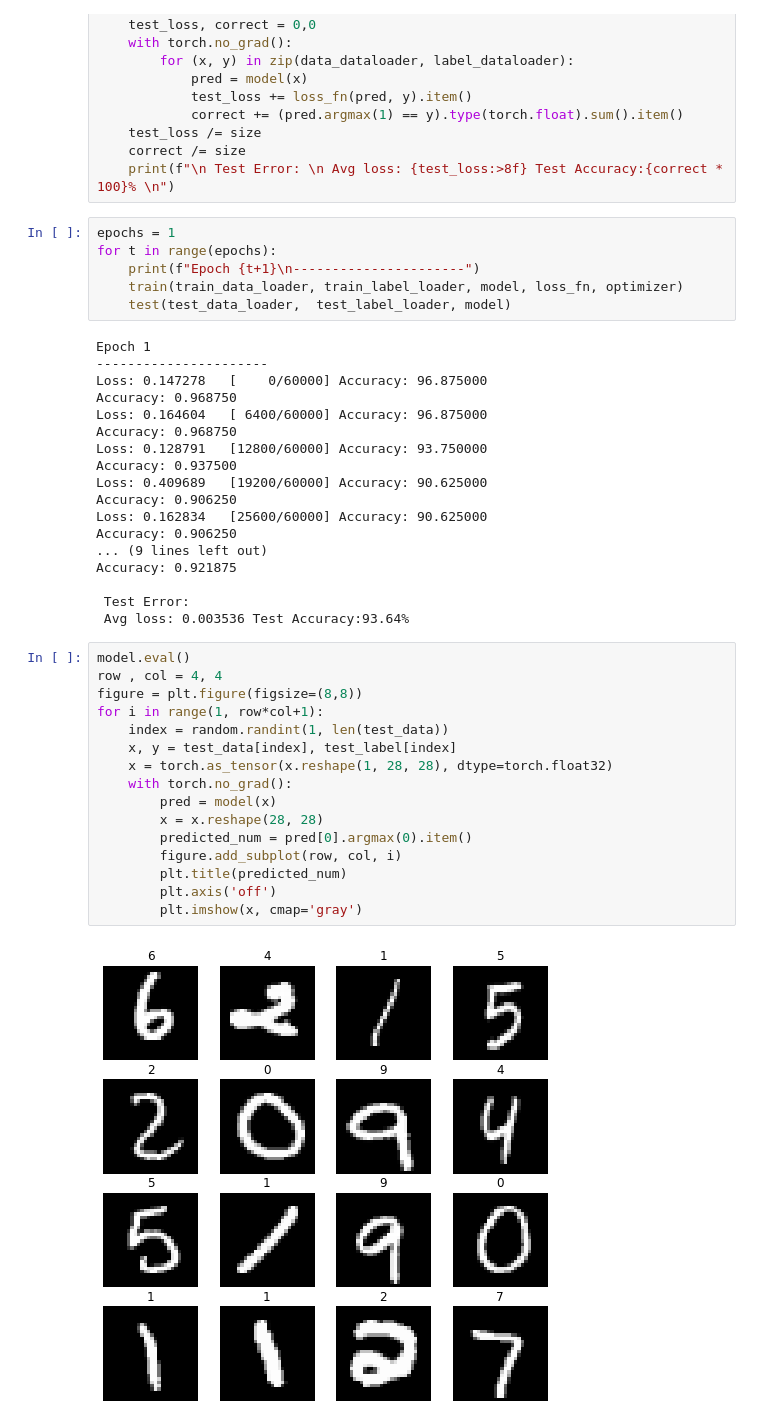
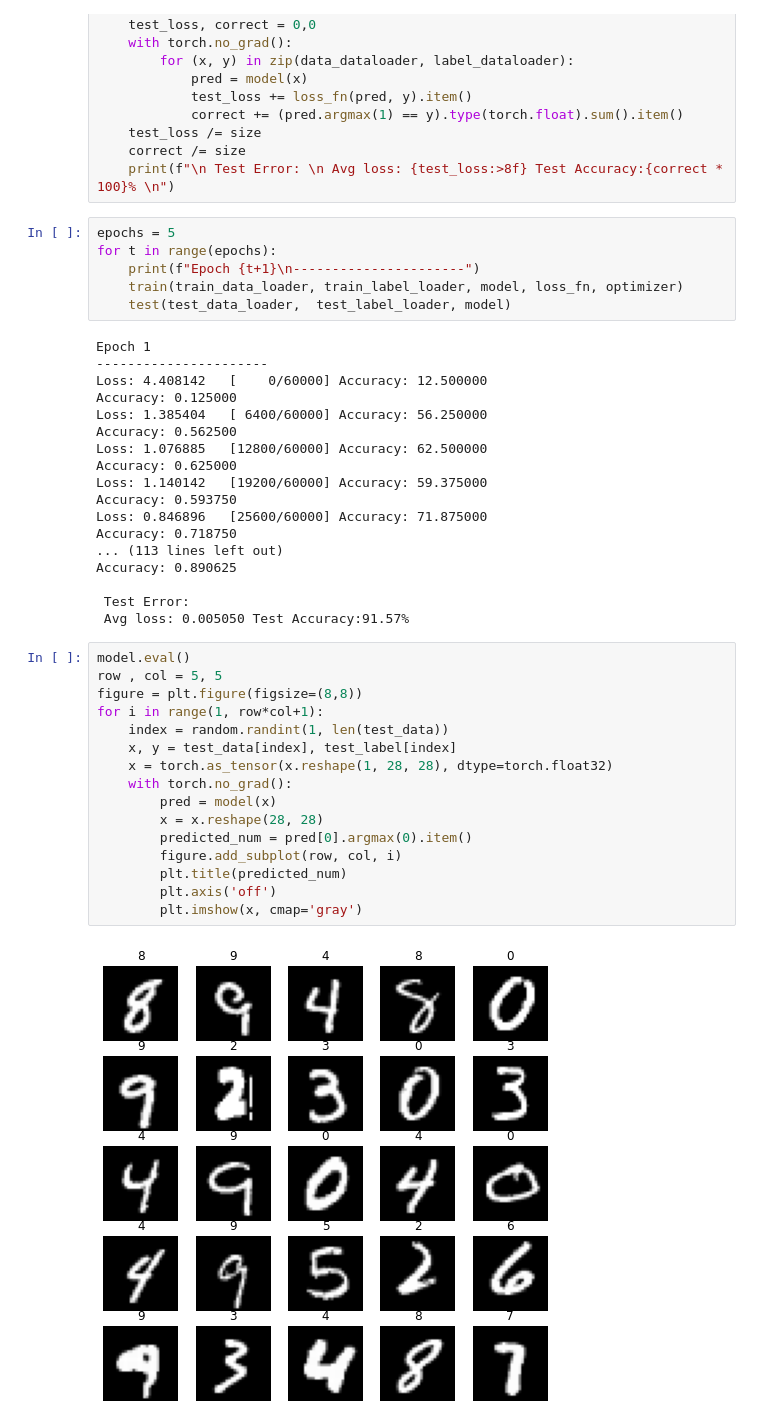
Before and after one commit to Panas18/Mnist-Handwritten, a Jupyter notebook: mnist-handwriting.ipynb, the cells around one changed output. Drawn from its saved outputs; the diff is of its cells as text.

```diff
--- a/mnist-handwriting.ipynb
+++ b/mnist-handwriting.ipynb
@@ -114,7 +114,7 @@ def test(data_dataloader, label_dataloader, model):
     correct /= size
     print(f"\n Test Error: \n Avg loss: {test_loss:>8f} Test Accuracy:{correct * 100}% \n")
 # %%
-epochs = 1
+epochs = 5
 for t in range(epochs):
     print(f"Epoch {t+1}\n----------------------")
     train(train_data_loader, train_label_loader, model, loss_fn, optimizer)
@@ -122,36 +122,36 @@ for t in range(epochs):
 # %% [output]
 Epoch 1
 ----------------------
-Loss: 0.147278   [    0/60000] Accuracy: 96.875000
-Accuracy: 0.968750
-Loss: 0.164604   [ 6400/60000] Accuracy: 96.875000
-Accuracy: 0.968750
-Loss: 0.128791   [12800/60000] Accuracy: 93.750000
-Accuracy: 0.937500
-Loss: 0.409689   [19200/60000] Accuracy: 90.625000
-Accuracy: 0.906250
-Loss: 0.162834   [25600/60000] Accuracy: 90.625000
-Accuracy: 0.906250
-... (9 lines left out)
-Accuracy: 0.921875
+Loss: 4.408142   [    0/60000] Accuracy: 12.500000
+Accuracy: 0.125000
+Loss: 1.385404   [ 6400/60000] Accuracy: 56.250000
+Accuracy: 0.562500
+Loss: 1.076885   [12800/60000] Accuracy: 62.500000
+Accuracy: 0.625000
+Loss: 1.140142   [19200/60000] Accuracy: 59.375000
+Accuracy: 0.593750
+Loss: 0.846896   [25600/60000] Accuracy: 71.875000
+Accuracy: 0.718750
+... (113 lines left out)
+Accuracy: 0.890625
 
  Test Error:
- Avg loss: 0.003536 Test Accuracy:93.64%
+ Avg loss: 0.005050 Test Accuracy:91.57%
 # %%
 model.eval()
-row , col = 4, 4
+row , col = 5, 5
 figure = plt.figure(figsize=(8,8))
 for i in range(1, row*col+1):
     index = random.randint(1, len(test_data))
     x, y = test_data[index], test_label[index]
     x = torch.as_tensor(x.reshape(1, 28, 28), dtype=torch.float32)
     with torch.no_grad():
         pred = model(x)
         x = x.reshape(28, 28)
         predicted_num = pred[0].argmax(0).item()
         figure.add_subplot(row, col, i)
         plt.title(predicted_num)
         plt.axis('off')
         plt.imshow(x, cmap='gray')
 # %% [output]
-[figure, old version]
+[figure, new version]
```
Also changed, not shown: parts of 7 cells of this notebook.
